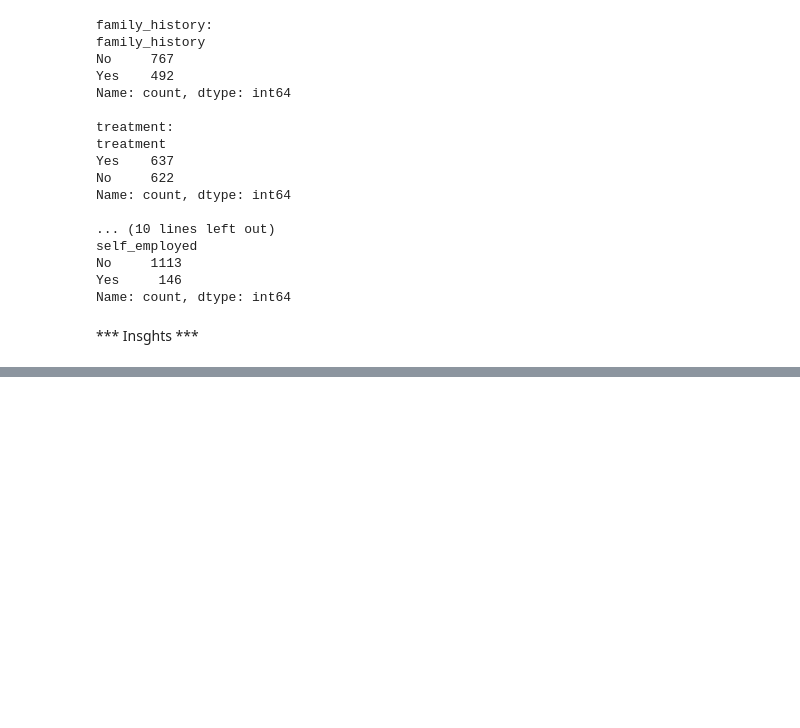
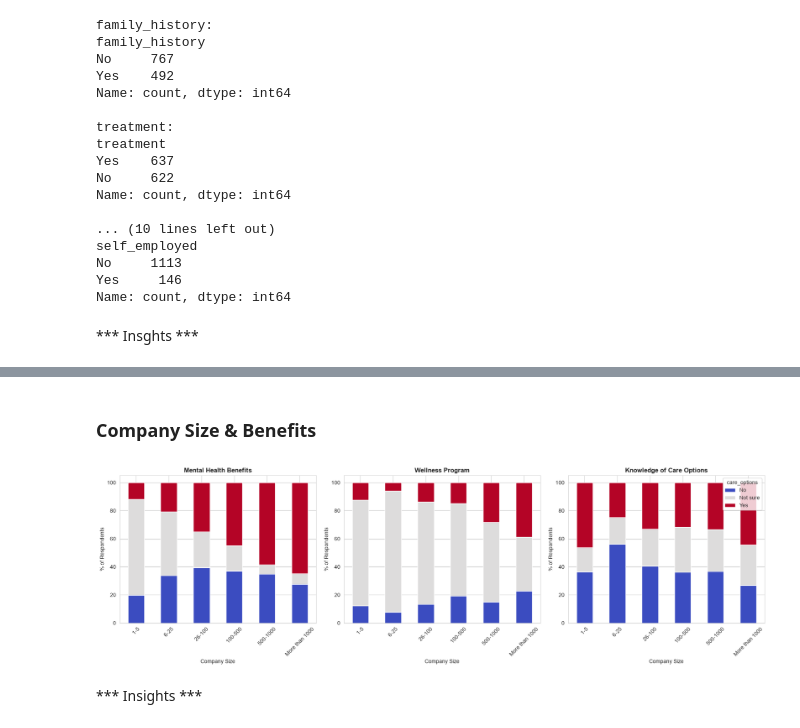
Before and after one commit to Engineer-purvesh18/Mental_Health_Analysis, a Jupyter notebook: analysis.ipynb, the cells around one changed output, grey strips where cells are left out. Saved outputs shown, nothing was run; the diff lists cells and outputs as text; code cells hidden in the pictures; blank space fills up the shorter version.

```diff
--- a/analysis.ipynb
+++ b/analysis.ipynb
@@ -270,0 +330,25 @@ Name: count, dtype: int64
+# %% [markdown]
+### Company Size & Benefits
+# %%
+order_size = ['1-5', '6-25', '26-100', '100-500', '500-1000', 'More than 1000']
+
+fig, axes = plt.subplots(1, 3, figsize=(18, 5.5))
+
+for ax, col, title in zip(
+    axes,
+    ['benefits', 'wellness_program', 'care_options'],
+    ['Mental Health Benefits', 'Wellness Program', 'Knowledge of Care Options']
+):
+    ct = pd.crosstab(df_clean['no_employees'], df_clean[col], normalize='index').reindex(order_size) * 100
+    ct.plot(kind='bar', stacked=True, colormap='coolwarm', ax=ax, legend=(ax == axes[2]))
+    ax.set_title(title, fontweight='bold')
+    ax.set_xlabel('Company Size')
+    ax.set_ylabel('% of Respondents')
+    ax.tick_params(axis='x', rotation=45)
+
+plt.tight_layout()
+plt.show()
+# %% [output]
+[figure, added]
+# %% [markdown]
+*** Insights ***
```
Also changed, not shown: parts of 5 cells of this notebook.
